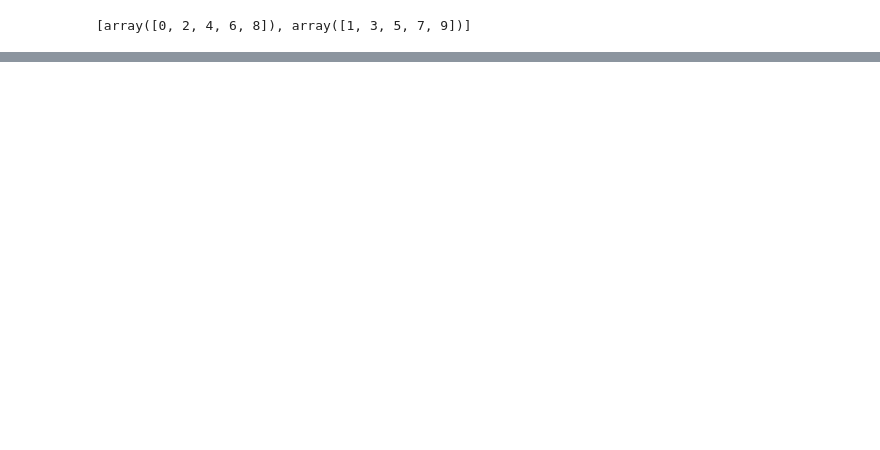
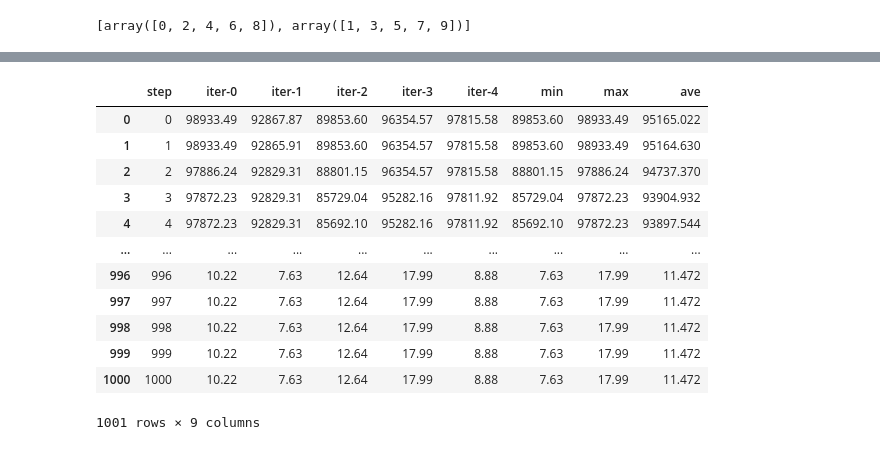
Before and after one commit to xikasan/xatm, a Jupyter notebook: dev/qa/multi-metropolis.ipynb, the cells around one changed output, grey strips where cells are left out. Saved outputs shown, nothing was run; the diff lists cells and outputs as text; code cells hidden in the pictures; blank space fills up the shorter version.

```diff
--- a/dev/qa/multi-metropolis.ipynb
+++ b/dev/qa/multi-metropolis.ipynb
@@ -259,0 +293,16 @@ vols.to_dataframe()
+# %%
+logplot
+# %% [output]
+|  | step | iter-0 | iter-1 | iter-2 | iter-3 | iter-4 | min | max | ave |
+| 0 | 0 | 98933.49 | 92867.87 | 89853.60 | 96354.57 | 97815.58 | 89853.60 | 98933.49 | 95165.022 |
+| 1 | 1 | 98933.49 | 92865.91 | 89853.60 | 96354.57 | 97815.58 | 89853.60 | 98933.49 | 95164.630 |
+| 2 | 2 | 97886.24 | 92829.31 | 88801.15 | 96354.57 | 97815.58 | 88801.15 | 97886.24 | 94737.370 |
+| 3 | 3 | 97872.23 | 92829.31 | 85729.04 | 95282.16 | 97811.92 | 85729.04 | 97872.23 | 93904.932 |
+| 4 | 4 | 97872.23 | 92829.31 | 85692.10 | 95282.16 | 97811.92 | 85692.10 | 97872.23 | 93897.544 |
+| ... | ... | ... | ... | ... | ... | ... | ... | ... | ... |
+| 996 | 996 | 10.22 | 7.63 | 12.64 | 17.99 | 8.88 | 7.63 | 17.99 | 11.472 |
+| 997 | 997 | 10.22 | 7.63 | 12.64 | 17.99 | 8.88 | 7.63 | 17.99 | 11.472 |
+| 998 | 998 | 10.22 | 7.63 | 12.64 | 17.99 | 8.88 | 7.63 | 17.99 | 11.472 |
+| 999 | 999 | 10.22 | 7.63 | 12.64 | 17.99 | 8.88 | 7.63 | 17.99 | 11.472 |
+| 1000 | 1000 | 10.22 | 7.63 | 12.64 | 17.99 | 8.88 | 7.63 | 17.99 | 11.472 |
+1001 rows × 9 columns
```
Also changed, not shown: parts of 14 cells of this notebook, 2 other files.
